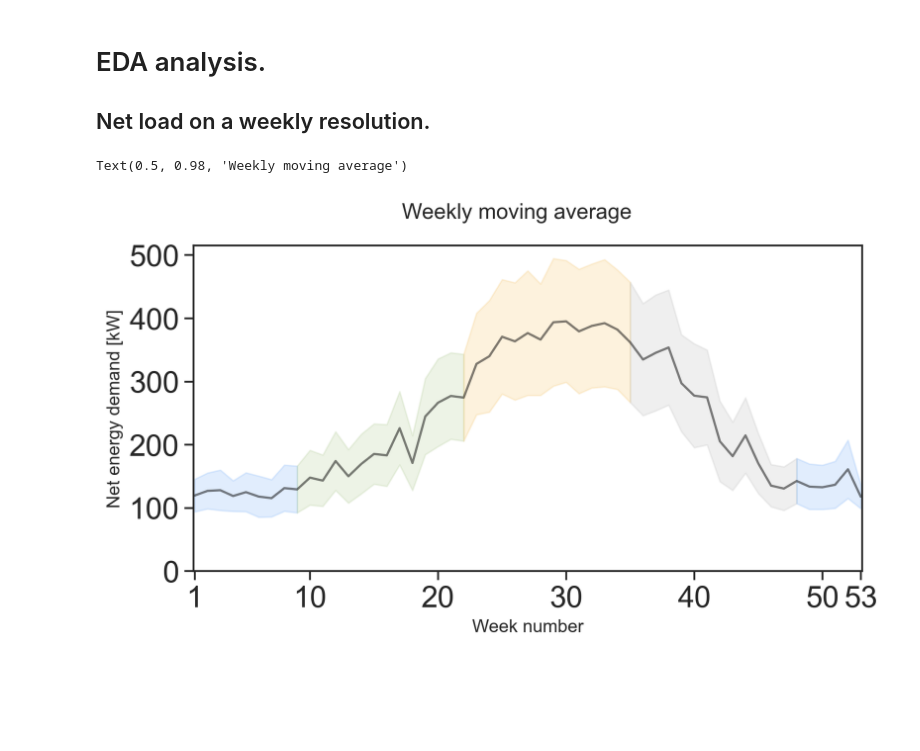
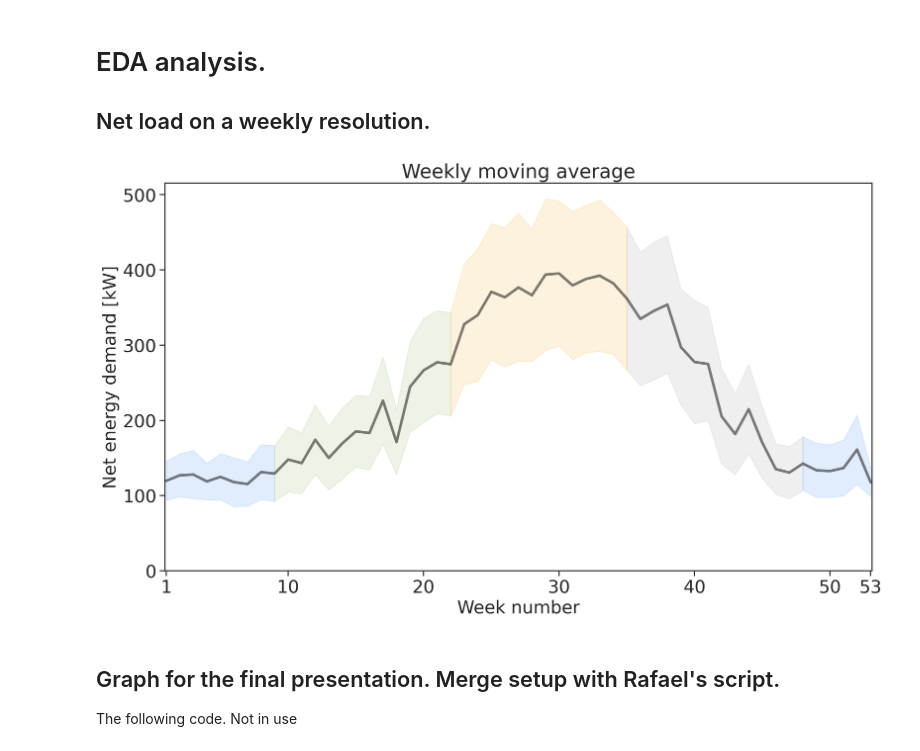
Before and after one commit to erickCantu/TheGreenCitySolutionsGroup, a Jupyter notebook: notebooks/EDA_data_visualization_weekly.ipynb, the cells around one changed output. Saved outputs shown, nothing was run; the diff lists cells and outputs as text; code cells hidden in the pictures; blank space fills up the shorter version.

Commit message:
Weekly moving average graph final presentation. Match Rafael's font design

```diff
--- a/notebooks/EDA_data_visualization_weekly.ipynb
+++ b/notebooks/EDA_data_visualization_weekly.ipynb
@@ -101,9 +101,12 @@ from matplotlib.colors import to_rgba
 import matplotlib.ticker as tick
 
 sns.axes_style()
-sns.set(font="Arial")
+# sns.set(font="Arial")
 sns.set_style('white')
 font_size=20
+plt.rcParams['font.family'] = 'sans-serif'
+plt.rcParams['font.sans-serif'] = ['Barlow']
+
 
 data_df = data_df.assign(
     in_winter_1 = lambda x: np.logical_and(x['season']=='Winter', x["weekofyear"]<20),
@@ -114,8 +117,8 @@ data_df = data_df.assign(
 );
 
 fig, ax = plt.subplots()
-fig.set_figwidth(8)
-fig.set_figheight(4)
+fig.set_figwidth(16*.9)
+fig.set_figheight(9*.9)
 fig.set_dpi(250)
 
 weekofyear_g = data_df.groupby("weekofyear")
@@ -129,36 +132,39 @@ season_columns = [
     'in_summer',
     'in_autumn',
     'in_winter_2']
 seasons = weekofyear_g.mean()[season_columns]
 
 #rollingweek_g = data_df.rolling(24*7, center=True, min_periods=1)
 #m_r = rollingweek_g.mean()['net_load_kWh']
 #s_r = rollingweek_g.std()['net_load_kWh']
 #seasons_r = rollingweek_g.mean()[season_columns]
 #m = m_r; s = s_r; seasons = seasons_r;
 
 blue = (108/255, 169/255, 248/255)
 green = (165/255, 197/255, 133/255)
 orange = (245/255, 190/255, 88/255)
 gray = (0.7,0.7,0.7)
 
 for (seas, c) in zip(season_columns, [blue, green, orange, gray, blue]):
     ax.fill_between(m.index, m-0.5*s, m+0.5*s, where=seasons[seas]>0.1, color=to_rgba(c, 0.2))
 
-ax.plot(m, color=to_rgba("black", 0.5))
+ax.plot(m, color=to_rgba("black", 0.5), linewidth=3)
 ax.set_xticks([1, *list(range(10,51,10)), 53])
 ax.set_xlim(0.9, 53.1)
 # ax.set_ylim(-0.5, 70.5)
-ax.set_xlabel("Week number")
-ax.set_ylabel("Net energy demand [kW]")
+ax.set_xlabel("Week number", fontsize=font_size)
+ax.set_ylabel("Net energy demand [kW]", fontsize=font_size)
 ax.set_yticks(range(0, 501, 100));
 ax.yaxis.set_major_formatter(tick.FuncFormatter(lambda s, _: f"{int(s)}"))
 #ax.xaxis.set_major_formatter(tick.FuncFormatter(lambda s, _: f"W{int(s)}"))
 plt.xticks(fontsize=font_size)
 plt.yticks(fontsize=font_size)
 ax.tick_params(axis='x', which='major', bottom=True)
 ax.tick_params(axis='y', which='major', left=True)
-fig.suptitle("Weekly moving average")
+plt.title("Weekly moving average", fontsize=font_size+2)
+plt.savefig("../images/energy_net_demand_by_weekyear_final_presentation.png",dpi=450, bbox_inches='tight')
 # %% [output]
-Text(0.5, 0.98, 'Weekly moving average')
-[figure, old version]
+[figure, new version]
+# %% [markdown]
+## Graph for the final presentation. Merge setup with Rafael's script.
+The following code. Not in use
```
Also changed, not shown: parts of 1 cell of this notebook, 1 other file.
